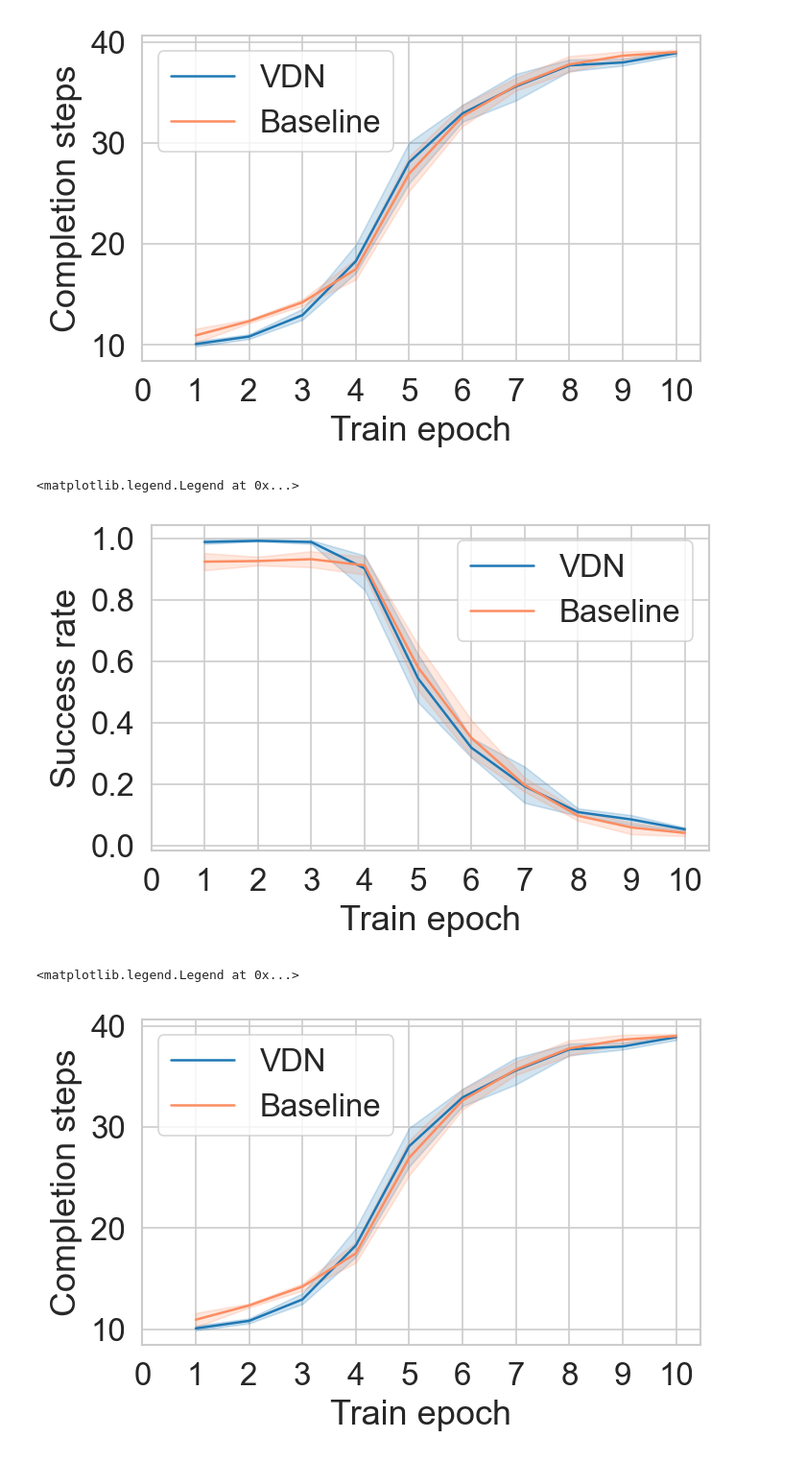
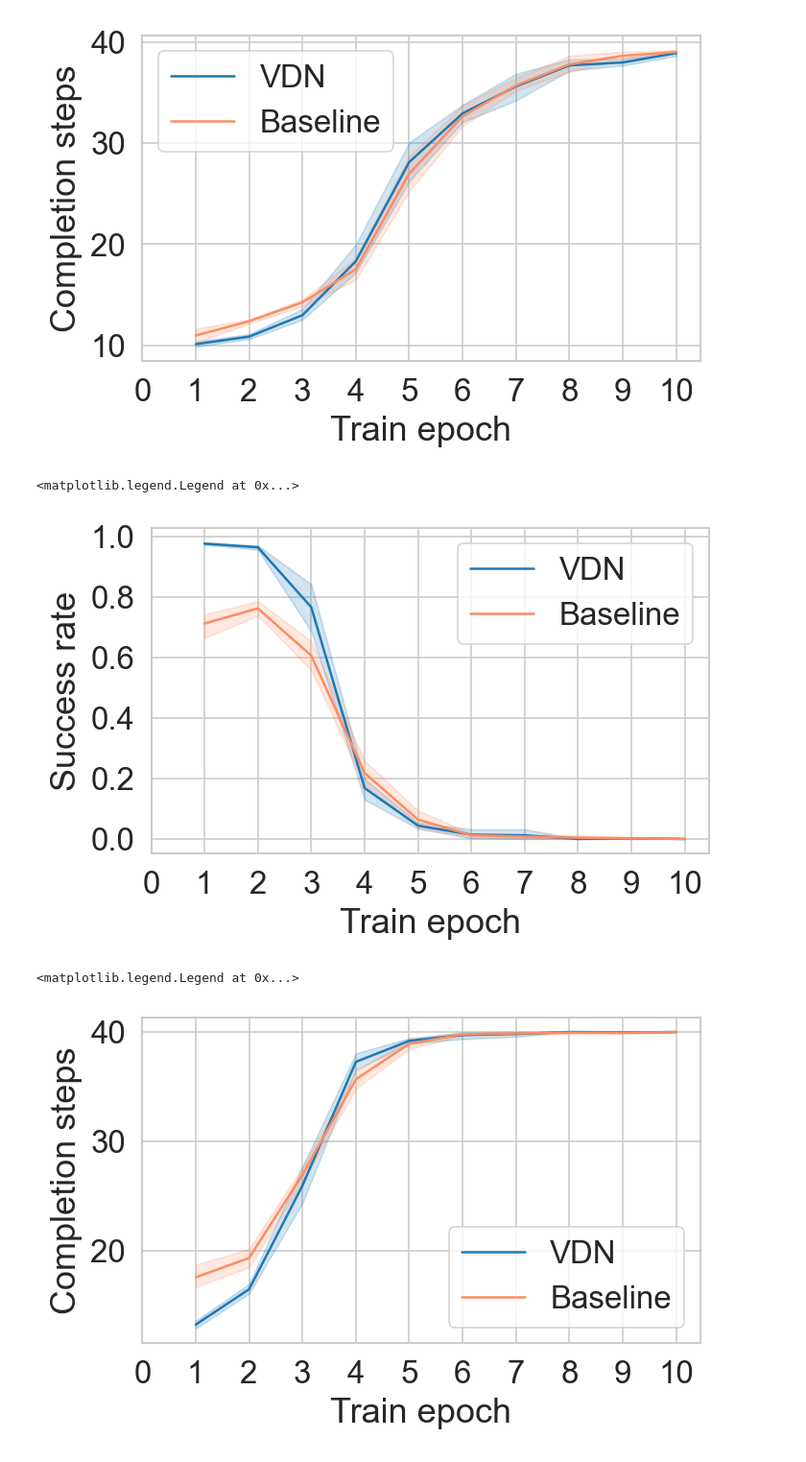
Before and after one commit to Polaris-Yang/MARL-DMFB, a Jupyter notebook: degreRes-dmfb/DrawRes.ipynb, the cells around one changed output. Shown: that part at 96% size. Cells and saved outputs as stored; diff of their text form; code cells hidden in the pictures.

Commit message:
add data

```diff
--- a/degreRes-dmfb/DrawRes.ipynb
+++ b/degreRes-dmfb/DrawRes.ipynb
@@ -64,7 +64,7 @@ ax.legend(handles=h,labels=l)
 # %%
 vdn3d = load_ppo_data('vdn-3d',maxepoch=10,spacing=1,dataname='VDN')
 ppo3d = load_ppo_data('ppo-3d',maxepoch=10,spacing=1,dataname='Baseline')
-data_3d = pd.concat([vdn2d,ppo2d],axis=0,ignore_index=True)
+data_3d = pd.concat([vdn3d,ppo3d],axis=0,ignore_index=True)
 # %%
 fig1, ax1 = plt.subplots(figsize=(5,3), dpi=150)
 ax1 =sns.lineplot(x='Train epoch',y='Success rate',hue='schema',data=data_3d)
@@ -75,18 +75,18 @@ h,l = ax.get_legend_handles_labels()
 ax.legend(handles=h,labels=l)
 # %% [output]
 <matplotlib.legend.Legend at 0x...>
-[figure, old version]
+[figure, new version]
 # %%
 fig1, ax1 = plt.subplots(figsize=(5,3), dpi=150)
-ax1 =sns.lineplot(x='Train epoch',y='Completion steps',hue='schema',data=data_2d)
+ax1 =sns.lineplot(x='Train epoch',y='Completion steps',hue='schema',data=data_3d)
 ax = plt.gca()
 ax.set_xticks(range(0,11,1))
 # ax.set_yticks(np.arange(0,1.1,0.2))
 h,l = ax.get_legend_handles_labels()
 ax.legend(handles=h,labels=l)
 # %% [output]
 <matplotlib.legend.Legend at 0x...>
-[figure, old version]
+[figure, new version]
 # %%
 data_3d = pd.concat([vdn3d,ppo3d],axis=0,ignore_index=True)
 last  = vdn3d[vdn3d['Train epoch']==100]
```
Also changed, not shown: 20 other files.
